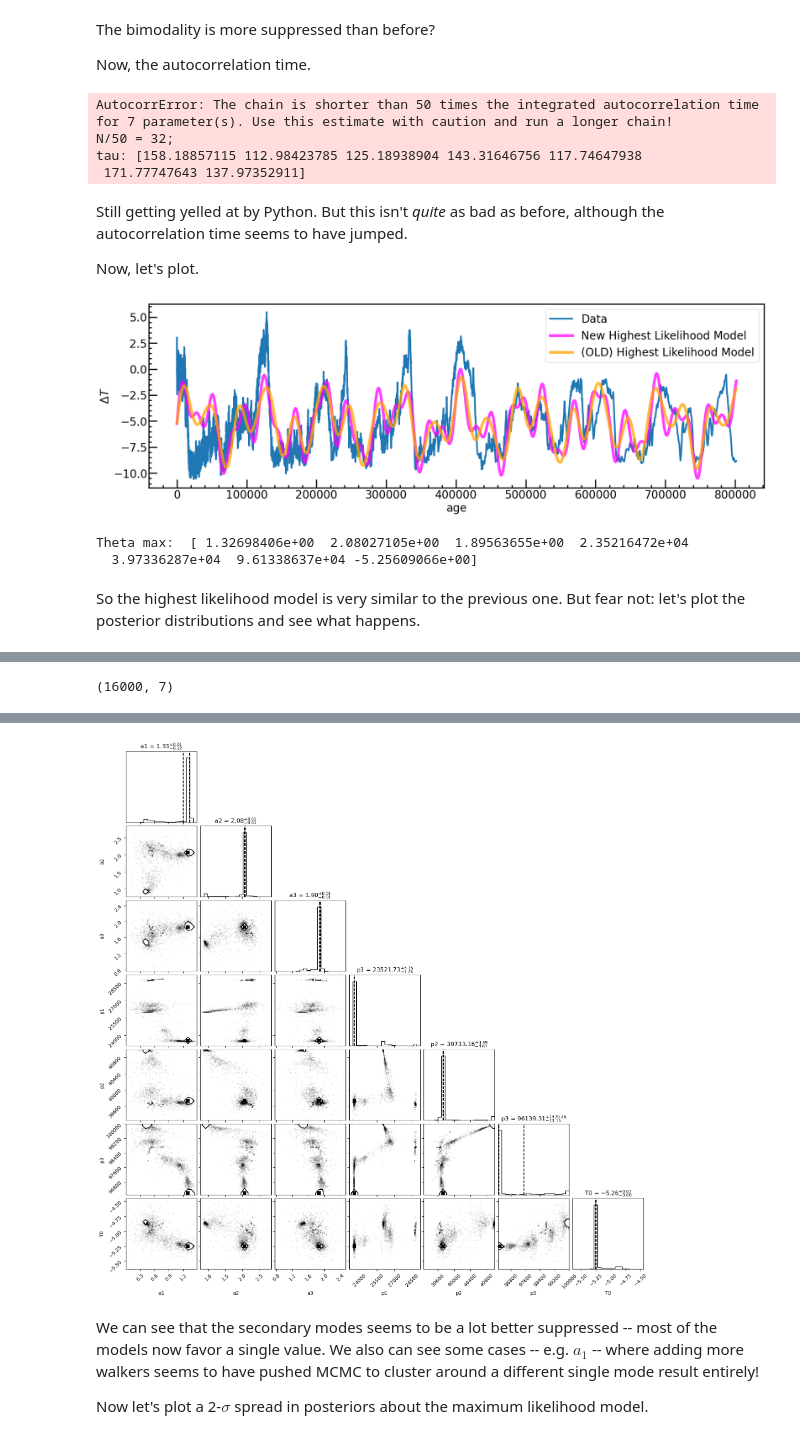
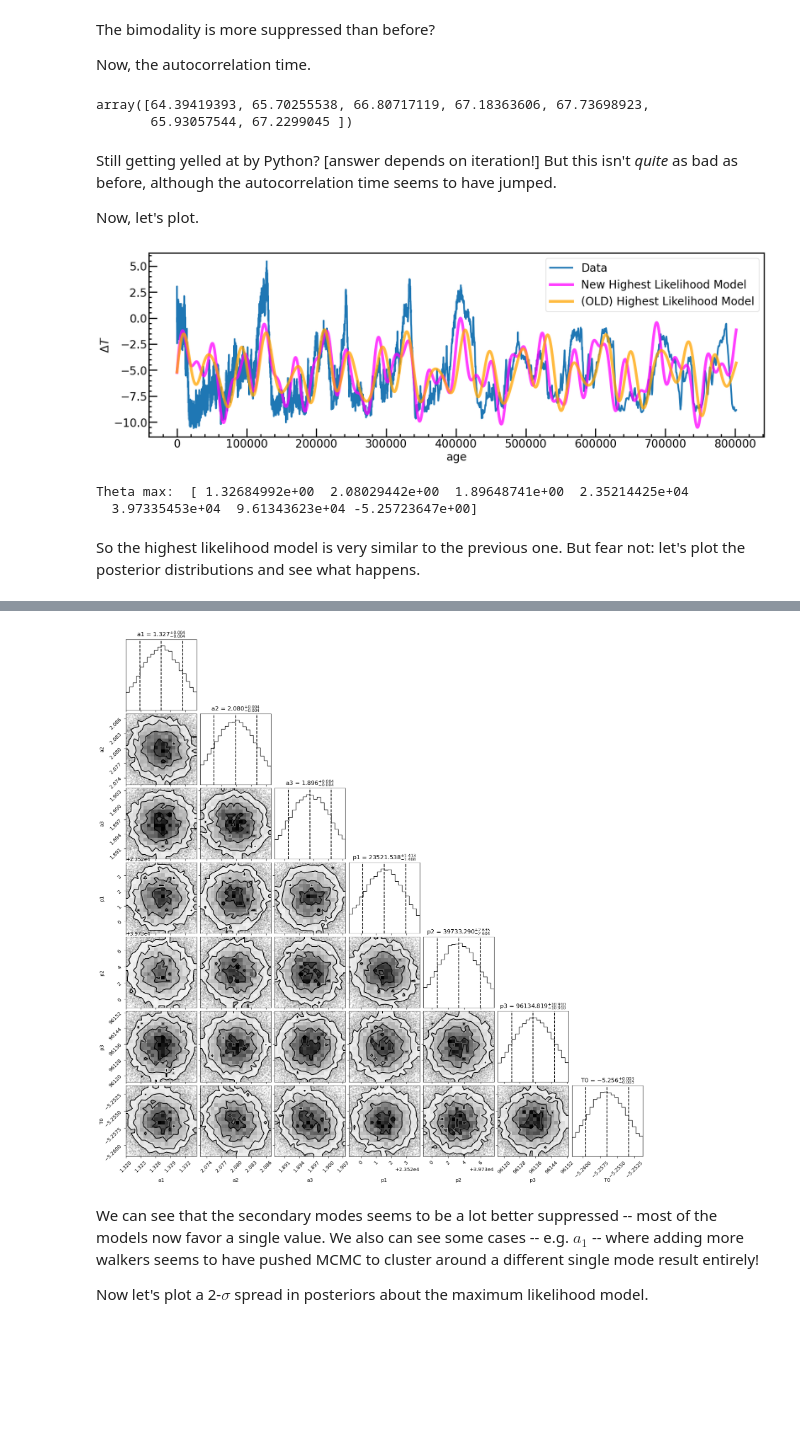
Before and after one commit to thaynecurrie/phys7903_fall2025, a Jupyter notebook: ScientificPythonNotes/Bayesian_MCMC/Python_MCMC_part3.ipynb, the cells around one changed output, grey strips where cells are left out. Cells and saved outputs as stored; diff of their text form; code cells hidden in the pictures; blank space fills up the shorter version.

```diff
--- a/ScientificPythonNotes/Bayesian_MCMC/Python_MCMC_part3.ipynb
+++ b/ScientificPythonNotes/Bayesian_MCMC/Python_MCMC_part3.ipynb
@@ -152,5 +142,7 @@ nwalkers = 100
 niter = 400
 initial = np.array([1.0, 1.0, 1.0, 26000., 41000.,100000.,-4.5])
 ndim = len(initial)
-p0 = [np.array(initial) + 1e-7 * np.random.randn(ndim) for i in range(nwalkers)]
+
+spreadval=1e-3
+p0 = [np.array(initial) + spreadval * np.random.randn(ndim) for i in range(nwalkers)]
 # %% [markdown]
@@ -158,9 +150,9 @@ We are now ready to run the MCMC. In the previous section, we ran MCMC for a set
 # %%
-def main(p0,nwalkers,niter,ndim,log_probability,data):
+def main(p0,nwalkers,niter,ndim,log_probability,data,nburnin=100):
     sampler = emcee.EnsembleSampler(nwalkers, ndim, log_probability, args=data)
 
     print("Running burn-in...")
-    p0, _, _ = sampler.run_mcmc(p0, 100,progress=True)
+    p0, _, _ = sampler.run_mcmc(p0, nburnin,progress=True)
     sampler.reset()
 
     print("Running production...")
@@ -305,12 +301,16 @@ Note, because we have increased the number of walkers and iterations, this will
 Terr = 0.05*np.mean(T)
 data = (age, T,Terr)
 nwalkers = 400 #4x more walkers
-niter = 1600 #4x more iterations
+niter = 4000 #10x more iterations
 initial = np.array([1.0, 1.0, 1.0, 26000., 41000.,100000.,-4.5])
 ndim = len(initial)
-p0 = [np.array(initial) + 1e-7 * np.random.randn(ndim) for i in range(nwalkers)]
+
+nbn=500 #set the burn in to 500, 5x longer
+
+spreadval=1e-3
+p0 = [np.array(initial) + spreadval * np.random.randn(ndim) for i in range(nwalkers)]
 # %%
-new_sampler, newpos, newprob, newstate = main(p0,nwalkers,niter,ndim,log_probability,data)
+new_sampler, newpos, newprob, newstate = main(p0,nwalkers,niter,ndim,log_probability,data,nburnin=nbn)
 # %% [output]
 Running burn-in...
 Running production...
@@ -361,13 +361,12 @@ The bimodality is more suppressed than before?
 Now, the autocorrelation time.
 # %%
 tau_new=new_sampler.get_autocorr_time()
+tau_new
 # %% [output]
-AutocorrError: The chain is shorter than 50 times the integrated autocorrelation time for 7 parameter(s). Use this estimate with caution and run a longer chain!
-N/50 = 32;
-tau: [158.18857115 112.98423785 125.18938904 143.31646756 117.74647938
- 171.77747643 137.97352911]
+array([64.39419393, 65.70255538, 66.80717119, 67.18363606, 67.73698923,
+       65.93057544, 67.2299045 ])
 # %% [markdown]
-Still getting yelled at by Python.  But this isn't *quite* as bad as before, although the autocorrelation time seems to have jumped.
+Still getting yelled at by Python? [answer depends on iteration!]  But this isn't *quite* as bad as before, although the autocorrelation time seems to have jumped.
 
 Now, let's plot.
 # %%
@@ -397,9 +396,9 @@ for axl in ['top','bottom','left','right']:
 plt.show()
 print ('Theta max: ',new_theta_max)
 # %% [output]
-[figure, old version]
+[figure, new version]
-Theta max:  [ 1.32698406e+00  2.08027105e+00  1.89563655e+00  2.35216472e+04
-  3.97336287e+04  9.61338637e+04 -5.25609066e+00]
+Theta max:  [ 1.32684992e+00  2.08029442e+00  1.89648741e+00  2.35214425e+04
+  3.97335453e+04  9.61343623e+04 -5.25723647e+00]
 # %% [markdown]
 So the highest likelihood model is very similar to the previous one.   But fear not: let's plot the posterior distributions and see what happens.
 # %%
@@ -410,6 +409,21 @@ flat_samples=new_sampler.get_chain(thin=40,flat=True)
 
 print(flat_samples.shape)
 labels = ['a1','a2','a3','p1','p2','p3','T0']
-fig = corner.corner(flat_samples,show_titles=True,labels=labels,plot_datapoints=True,quantiles=[0.16, 0.5, 0.84])
-#fig = corner.corner(new_samples,show_titles=True,labels=labels,plot_datapoints=True,quantiles=[0.16, 0.5, 0.84])
+
+print('the ranges',np.nanpercentile(flat_samples,[0.05,0.95],axis=1))
+result=tuple(np.nanpercentile(flat_samples[:,0],[0.05,0.95],axis=0))
+
+print('shape',flat_samples.shape)
+custom_limits_run2=[tuple(np.nanpercentile(flat_samples[:,g],[5,95],axis=0)) for g in np.arange(flat_samples.shape[1])]
+#print(result.shape)
+#print(custom_limits_run2)
+
+
+#using Run-1 limits as calculated much earlier
+#fig = corner.corner(flat_samples,show_titles=True,title_fmt=".3f", ranges=custom_limits_run1,\
+#                    labels=labels,plot_datapoints=True,quantiles=[0.16, 0.5, 0.84])
+
+#using Run-2 limits as calculated in this cell
+fig = corner.corner(flat_samples,show_titles=True,title_fmt=".3f", range=custom_limits_run2,\
+                    labels=labels,plot_datapoints=True,quantiles=[0.16, 0.5, 0.84])
 # %% [output]
@@ -425 +435,0 @@ WARNING:root:Too few points to create valid contours
-(16000, 7)
@@ -438,4 +436,4 @@ WARNING:root:Too few points to create valid contours
-[figure, old version]
+[figure, new version]
 # %% [markdown]
 We can see that the secondary modes seems to be a lot better suppressed -- most of the models now favor a single value.  We also can see some cases -- e.g. $a_1$ -- where adding more walkers seems to have pushed MCMC to cluster around a different single mode result entirely!
 
```
Also changed, not shown: parts of 15 cells of this notebook.
